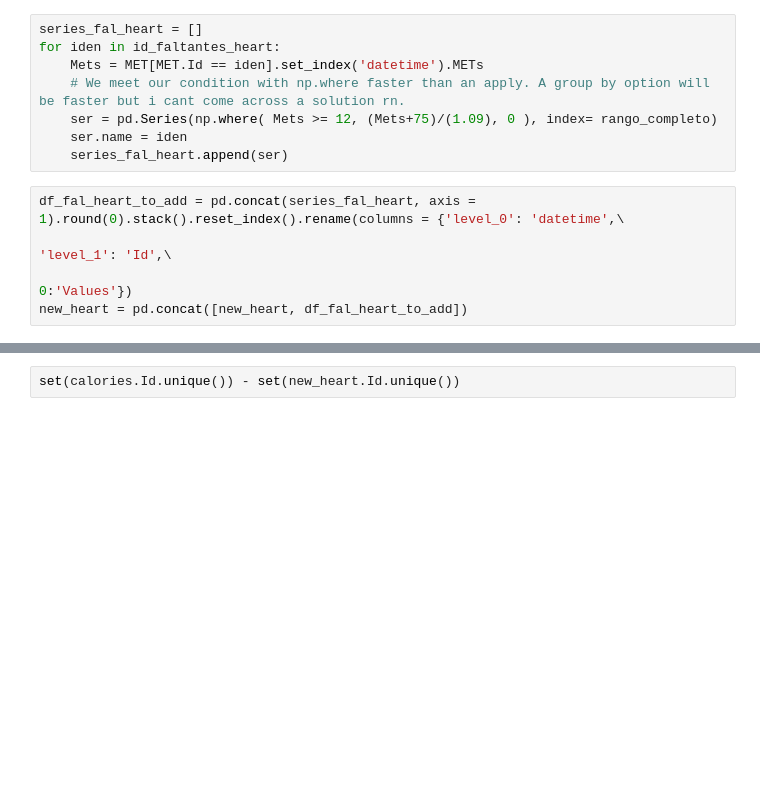
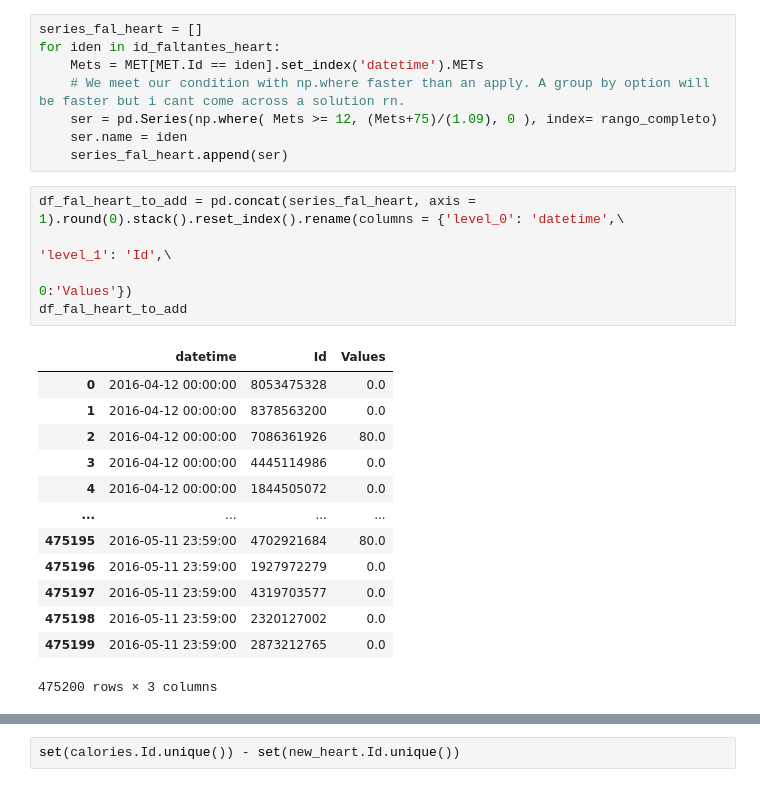
Before and after one commit to JuanD13Perez/Books_and_courses, a Jupyter notebook: Google_Data_Analysis_Prof_Certificate/Bellabeat_Case_Study.ipynb, the cells around one changed output, grey strips where cells are left out. Saved outputs shown, nothing was run; the diff lists cells and outputs as text; blank space fills up the shorter version.

```diff
--- a/Google_Data_Analysis_Prof_Certificate/Bellabeat_Case_Study.ipynb
+++ b/Google_Data_Analysis_Prof_Certificate/Bellabeat_Case_Study.ipynb
@@ -680,5 +680,19 @@ for iden in id_faltantes_heart:
 # %%
 df_fal_heart_to_add = pd.concat(series_fal_heart, axis = 1).round(0).stack().reset_index().rename(columns = {'level_0': 'datetime',\
                                                                                       'level_1': 'Id',\
                                                                                        0:'Values'})
-new_heart = pd.concat([new_heart, df_fal_heart_to_add])
+df_fal_heart_to_add
+# %% [output]
+|  | datetime | Id | Values |
+| 0 | 2016-04-12 00:00:00 | 8053475328 | 0.0 |
+| 1 | 2016-04-12 00:00:00 | 8378563200 | 0.0 |
+| 2 | 2016-04-12 00:00:00 | 7086361926 | 80.0 |
+| 3 | 2016-04-12 00:00:00 | 4445114986 | 0.0 |
+| 4 | 2016-04-12 00:00:00 | 1844505072 | 0.0 |
+| ... | ... | ... | ... |
+| 475195 | 2016-05-11 23:59:00 | 4702921684 | 80.0 |
+| 475196 | 2016-05-11 23:59:00 | 1927972279 | 0.0 |
+| 475197 | 2016-05-11 23:59:00 | 4319703577 | 0.0 |
+| 475198 | 2016-05-11 23:59:00 | 2320127002 | 0.0 |
+| 475199 | 2016-05-11 23:59:00 | 2873212765 | 0.0 |
+475200 rows × 3 columns
```
Also changed, not shown: parts of 26 cells of this notebook.
